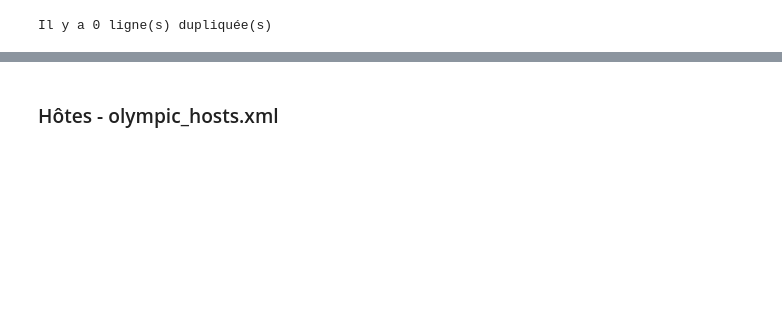
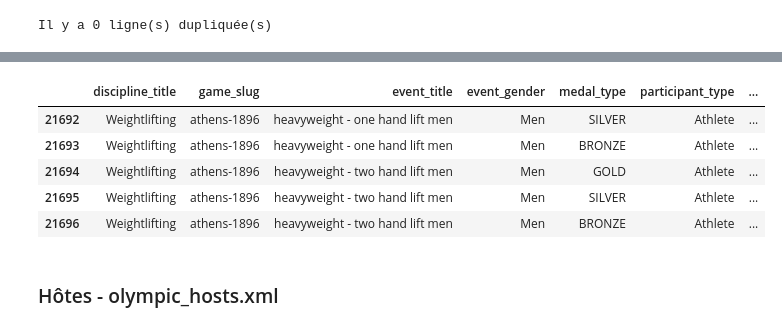
Before and after one commit to IsianDreemrr/HackathonGRP19, a Jupyter notebook: Notebook/Antoine/hackathon_jo2024.ipynb, the cells around one changed output, grey strips where cells are left out. Saved outputs shown, nothing was run; the diff lists cells and outputs as text; code cells hidden in the pictures; blank space fills up the shorter version.

```diff
--- a/Notebook/Antoine/hackathon_jo2024.ipynb
+++ b/Notebook/Antoine/hackathon_jo2024.ipynb
@@ -132,14 +112,11 @@ dtype: int64
 # %% [markdown]
 ### Médailles - olympic_medals.xlsx
 # %%
-# Chemin vers le fichier Excel
-excel_file = './files/olympic_medals.xlsx'
-
 # Lire le fichier Excel
-df_medals = pd.read_excel(excel_file)
+olympic_medals = pd.read_excel('./files/olympic_medals.xlsx')
 
 # Afficher les premières lignes du DataFrame
-df_medals.head()
+olympic_medals.head()
 # %% [output]
 |  | Unnamed: 0 | discipline_title | slug_game | event_title | event_gender | medal_type | participant_type | ... |
 | 0 | 0 | Curling | beijing-2022 | Mixed Doubles | Mixed | GOLD | GameTeam | ... |
@@ -195,0 +155,4 @@ dtype: int64
+# %%
+# On renomme la colonne slug_game en game_slug pour les futures merges des autres DF
+olympic_medals = olympic_medals.rename({'slug_game':'game_slug'},axis=1)
+olympic_medals.columns
@@ -196,2 +189,11 @@ dtype: int64
+# %%
+olympic_medals.tail()
+# %% [output]
+|  | discipline_title | game_slug | event_title | event_gender | medal_type | participant_type | ... |
+| 21692 | Weightlifting | athens-1896 | heavyweight - one hand lift men | Men | SILVER | Athlete | ... |
+| 21693 | Weightlifting | athens-1896 | heavyweight - one hand lift men | Men | BRONZE | Athlete | ... |
+| 21694 | Weightlifting | athens-1896 | heavyweight - two hand lift men | Men | GOLD | Athlete | ... |
+| 21695 | Weightlifting | athens-1896 | heavyweight - two hand lift men | Men | SILVER | Athlete | ... |
+| 21696 | Weightlifting | athens-1896 | heavyweight - two hand lift men | Men | BRONZE | Athlete | ... |
 # %% [markdown]
 ### Hôtes - olympic_hosts.xml
```
Also changed, not shown: parts of 96 cells of this notebook.
